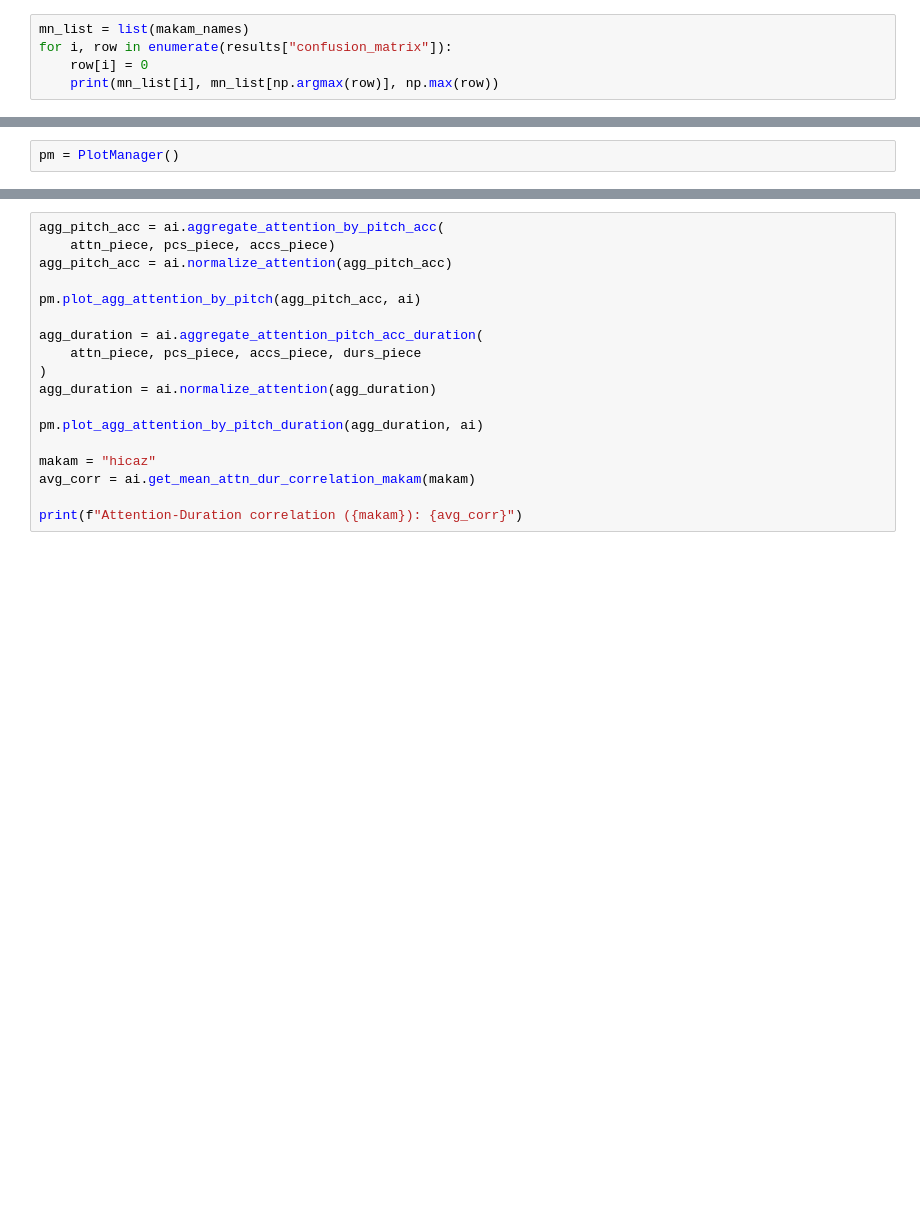
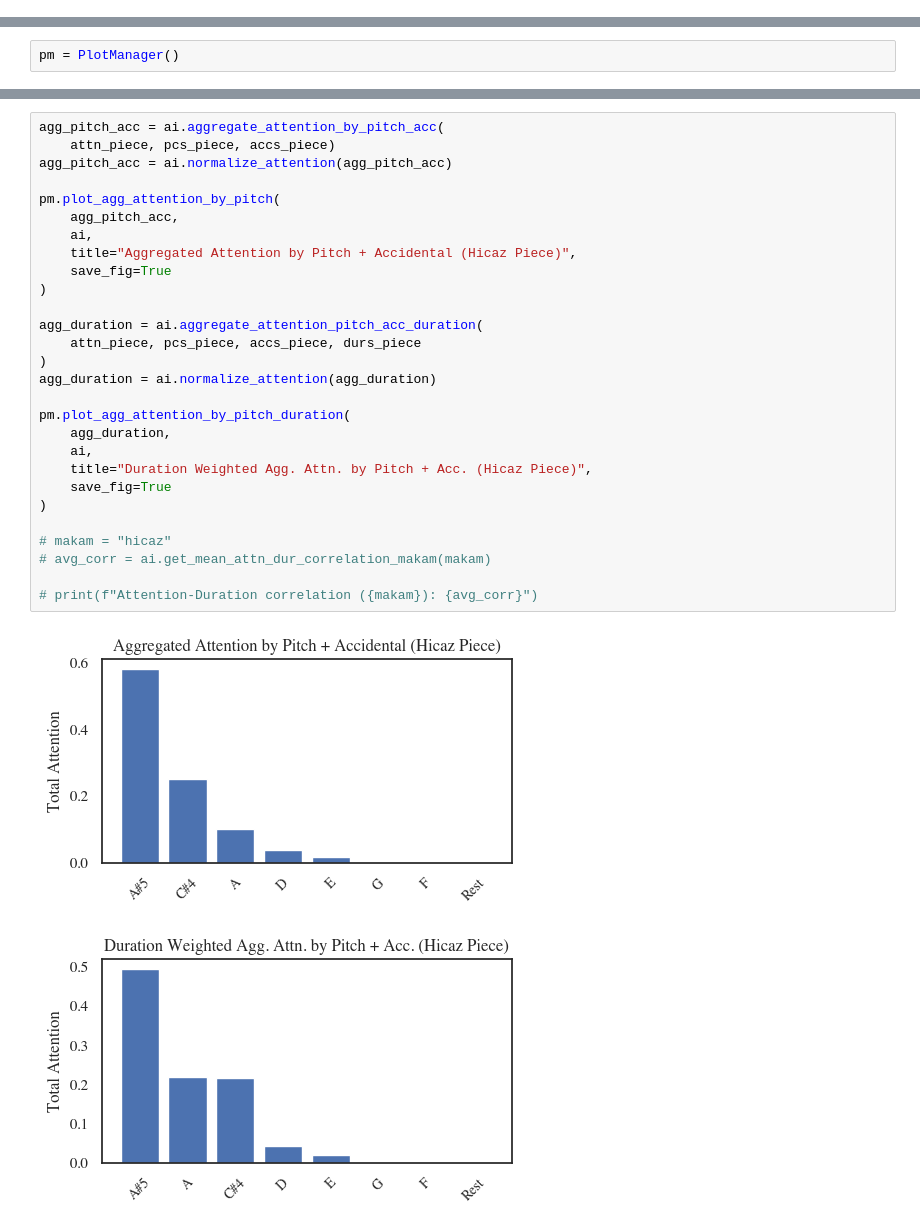
Before and after one commit to ihpar/tmm_rep_learn, a Jupyter notebook: evaluation.ipynb, the cells around one changed output, grey strips where cells are left out. Cells and saved outputs as stored; diff of their text form; blank space fills up the shorter version.

```diff
--- a/evaluation.ipynb
+++ b/evaluation.ipynb
@@ -534,8 +579,3 @@ results["confusion_matrix"]
-# %%
-mn_list = list(makam_names)
-for i, row in enumerate(results["confusion_matrix"]):
-    row[i] = 0
-    print(mn_list[i], mn_list[np.argmax(row)], np.max(row))
 # %%
 class PlotManager:
     def __init__(self):
@@ -877,20 +944,33 @@ i = 41  # index of the piece in the test set
 # %%
 agg_pitch_acc = ai.aggregate_attention_by_pitch_acc(
     attn_piece, pcs_piece, accs_piece)
 agg_pitch_acc = ai.normalize_attention(agg_pitch_acc)
 
-pm.plot_agg_attention_by_pitch(agg_pitch_acc, ai)
+pm.plot_agg_attention_by_pitch(
+    agg_pitch_acc,
+    ai,
+    title="Aggregated Attention by Pitch + Accidental (Hicaz Piece)",
+    save_fig=True
+)
 
 agg_duration = ai.aggregate_attention_pitch_acc_duration(
     attn_piece, pcs_piece, accs_piece, durs_piece
 )
 agg_duration = ai.normalize_attention(agg_duration)
 
-pm.plot_agg_attention_by_pitch_duration(agg_duration, ai)
+pm.plot_agg_attention_by_pitch_duration(
+    agg_duration,
+    ai,
+    title="Duration Weighted Agg. Attn. by Pitch + Acc. (Hicaz Piece)",
+    save_fig=True
+)
 
-makam = "hicaz"
-avg_corr = ai.get_mean_attn_dur_correlation_makam(makam)
+# makam = "hicaz"
+# avg_corr = ai.get_mean_attn_dur_correlation_makam(makam)
 
-print(f"Attention-Duration correlation ({makam}): {avg_corr}")
+# print(f"Attention-Duration correlation ({makam}): {avg_corr}")
+# %% [output]
+[figure, added]
+[figure, added]
 # %%
 makam = "huseyni"
```
Also changed, not shown: parts of 11 cells of this notebook, 10 other files.
